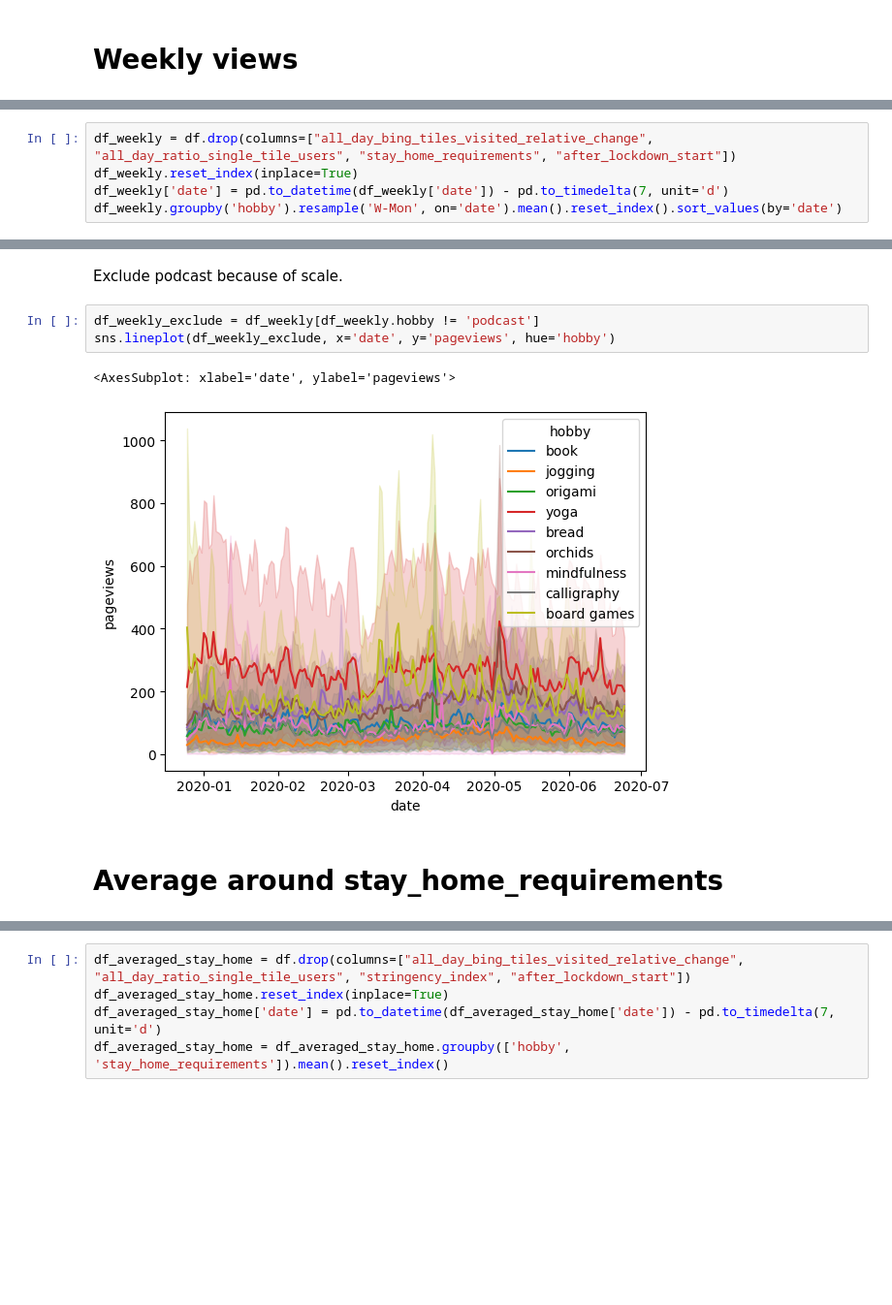
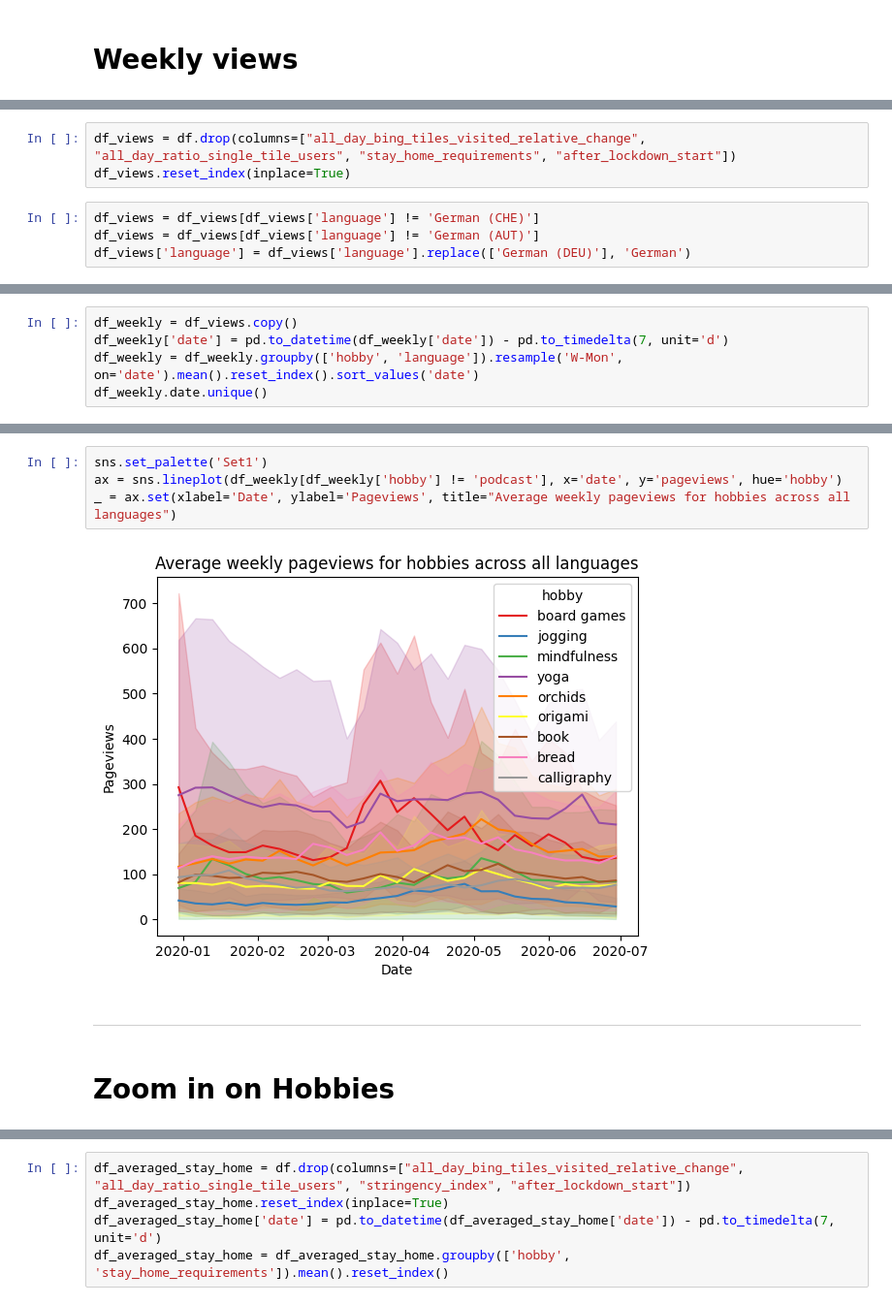
Before and after one commit to amelie106/WikiPageviews, a Jupyter notebook: analysis.ipynb, the cells around one changed output, grey strips where cells are left out. Shown at 97% size. Drawn from its saved outputs; the diff is of its cells as text; blank space fills up the shorter version.

```diff
--- a/analysis.ipynb
+++ b/analysis.ipynb
@@ -68,0 +84,7 @@ sns.heatmap(df_cleaned.corr()[['stringency_index']], annot=True)
+# %%
+df_views = df.drop(columns=["all_day_bing_tiles_visited_relative_change", "all_day_ratio_single_tile_users", "stay_home_requirements", "after_lockdown_start"])
+df_views.reset_index(inplace=True)
+# %%
+df_views = df_views[df_views['language'] != 'German (CHE)']
+df_views = df_views[df_views['language'] != 'German (AUT)']
+df_views['language'] = df_views['language'].replace(['German (DEU)'], 'German')
@@ -69,6 +93,6 @@ sns.heatmap(df_cleaned.corr()[['stringency_index']], annot=True)
 # %%
-df_weekly = df.drop(columns=["all_day_bing_tiles_visited_relative_change", "all_day_ratio_single_tile_users", "stay_home_requirements", "after_lockdown_start"])
-df_weekly.reset_index(inplace=True)
+df_weekly = df_views.copy()
 df_weekly['date'] = pd.to_datetime(df_weekly['date']) - pd.to_timedelta(7, unit='d')
-df_weekly.groupby('hobby').resample('W-Mon', on='date').mean().reset_index().sort_values(by='date')
+df_weekly = df_weekly.groupby(['hobby', 'language']).resample('W-Mon', on='date').mean().reset_index().sort_values('date')
+df_weekly.date.unique()
 # %% [output]
@@ -93,10 +113,10 @@ sns.lineplot(df_weekly, x='date', y='pageviews', hue='hobby')
-# %% [markdown]
-Exclude podcast because of scale.
-# %%
-df_weekly_exclude = df_weekly[df_weekly.hobby != 'podcast']
-sns.lineplot(df_weekly_exclude, x='date', y='pageviews', hue='hobby')
-# %% [output]
-<AxesSubplot: xlabel='date', ylabel='pageviews'>
-[figure, removed]
-# %% [markdown]
-# Average around stay_home_requirements
+# %%
+sns.set_palette('Set1')
+ax = sns.lineplot(df_weekly[df_weekly['hobby'] != 'podcast'], x='date', y='pageviews', hue='hobby')
+_ = ax.set(xlabel='Date', ylabel='Pageviews', title="Average weekly pageviews for hobbies across all languages")
+# %% [output]
+[figure, added]
+# %% [markdown]
+------------------------------
+# %% [markdown]
+# Zoom in on Hobbies
```
Also changed, not shown: parts of 41 cells of this notebook, 6 other files.
